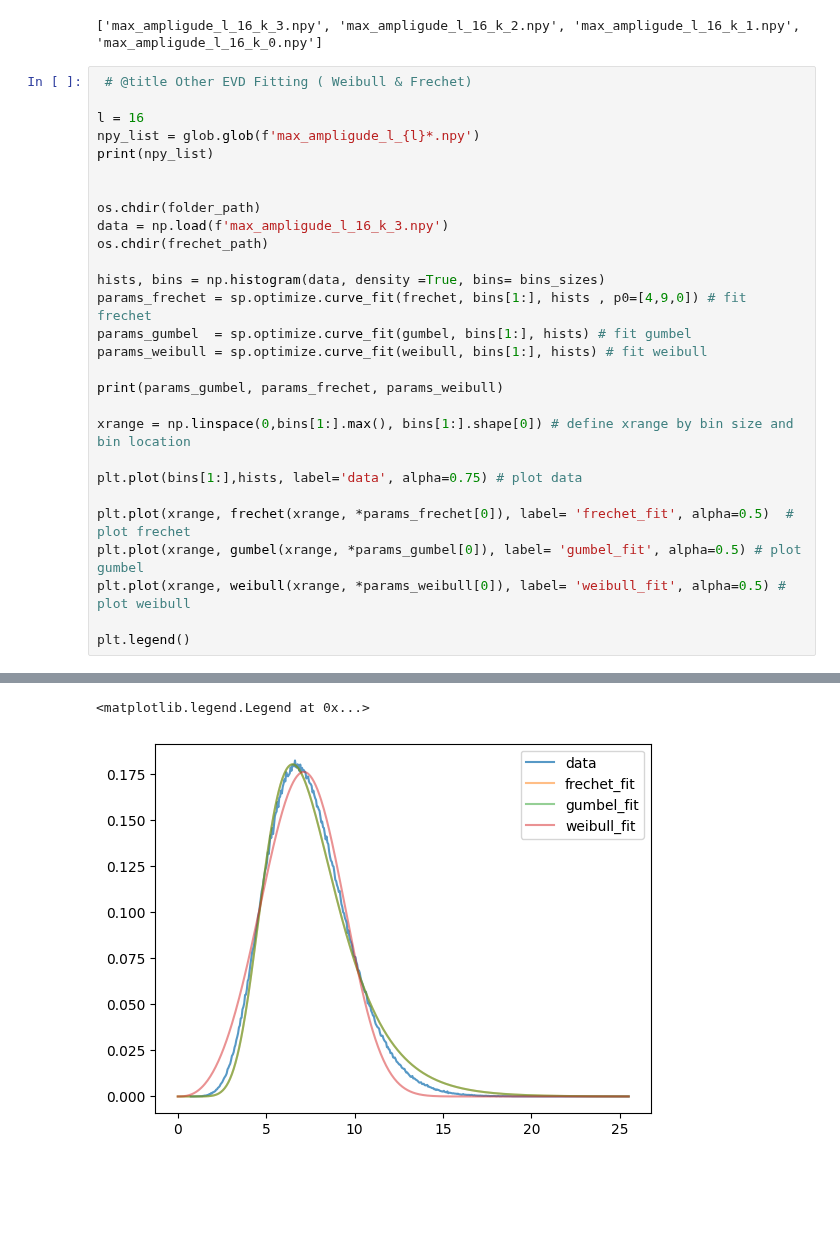
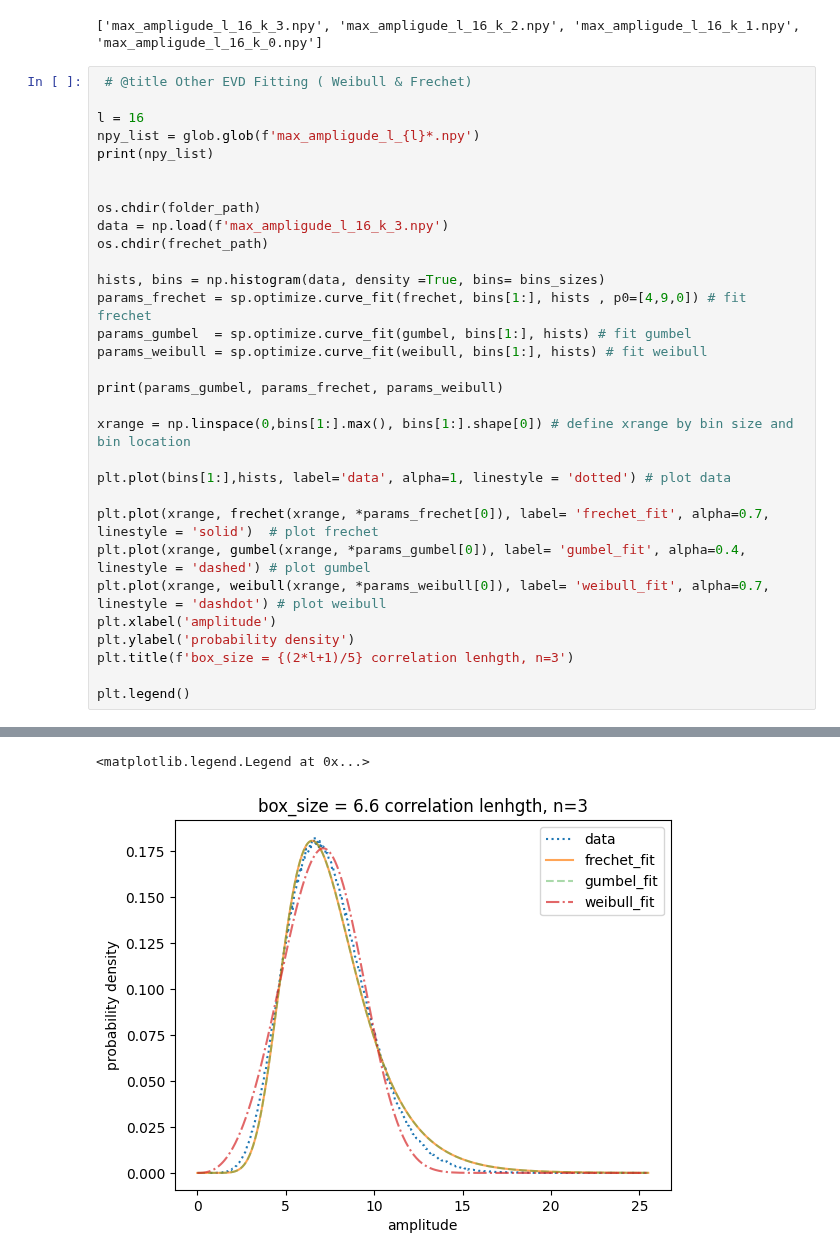
Before and after one commit to khchoi-physik/pbh_simulations, a Jupyter notebook: curve_fitting.ipynb, the cells around one changed output, grey strips where cells are left out. Drawn from its saved outputs; the diff is of its cells as text; blank space fills up the shorter version.

Commit message:
Figure adjustment

```diff
--- a/curve_fitting.ipynb
+++ b/curve_fitting.ipynb
@@ -229,35 +229,38 @@ for k_power in k_power_list:
 
 l = 16
 npy_list = glob.glob(f'max_ampligude_l_{l}*.npy')
 print(npy_list)
 
 
 os.chdir(folder_path)
 data = np.load(f'max_ampligude_l_16_k_3.npy')
 os.chdir(frechet_path)
 
 hists, bins = np.histogram(data, density =True, bins= bins_sizes)
 params_frechet = sp.optimize.curve_fit(frechet, bins[1:], hists , p0=[4,9,0]) # fit frechet
 params_gumbel  = sp.optimize.curve_fit(gumbel, bins[1:], hists) # fit gumbel
 params_weibull = sp.optimize.curve_fit(weibull, bins[1:], hists) # fit weibull
 
 print(params_gumbel, params_frechet, params_weibull)
 
 xrange = np.linspace(0,bins[1:].max(), bins[1:].shape[0]) # define xrange by bin size and bin location
 
-plt.plot(bins[1:],hists, label='data', alpha=0.75) # plot data
+plt.plot(bins[1:],hists, label='data', alpha=1, linestyle = 'dotted') # plot data
 
-plt.plot(xrange, frechet(xrange, *params_frechet[0]), label= 'frechet_fit', alpha=0.5)  # plot frechet
-plt.plot(xrange, gumbel(xrange, *params_gumbel[0]), label= 'gumbel_fit', alpha=0.5) # plot gumbel
-plt.plot(xrange, weibull(xrange, *params_weibull[0]), label= 'weibull_fit', alpha=0.5) # plot weibull
+plt.plot(xrange, frechet(xrange, *params_frechet[0]), label= 'frechet_fit', alpha=0.7, linestyle = 'solid')  # plot frechet
+plt.plot(xrange, gumbel(xrange, *params_gumbel[0]), label= 'gumbel_fit', alpha=0.4, linestyle = 'dashed') # plot gumbel
+plt.plot(xrange, weibull(xrange, *params_weibull[0]), label= 'weibull_fit', alpha=0.7, linestyle = 'dashdot') # plot weibull
+plt.xlabel('amplitude')
+plt.ylabel('probability density')
+plt.title(f'box_size = {(2*l+1)/5} correlation lenhgth, n=3')
 
 plt.legend()
 # %% [output]
 []
 (array([6.49114343, 2.03821306]), array([[7.61057034e-05, 1.20723490e-05],
        [1.20723490e-05, 5.25713545e-05]])) (array([ 26042.61491156,  53080.33533885, -53073.84415397]), array([[ 2.80745478e+11,  5.71893671e+11, -5.71893662e+11],
        [ 5.71893671e+11,  1.16497827e+12, -1.16497825e+12],
        [-5.71893662e+11, -1.16497825e+12,  1.16497823e+12]])) (array([7.80559125, 3.58422793]), array([[2.17650021e-04, 1.97790594e-05],
        [1.97790594e-05, 3.70530807e-04]]))
 <matplotlib.legend.Legend at 0x...>
-[figure, old version]
+[figure, new version]
```
